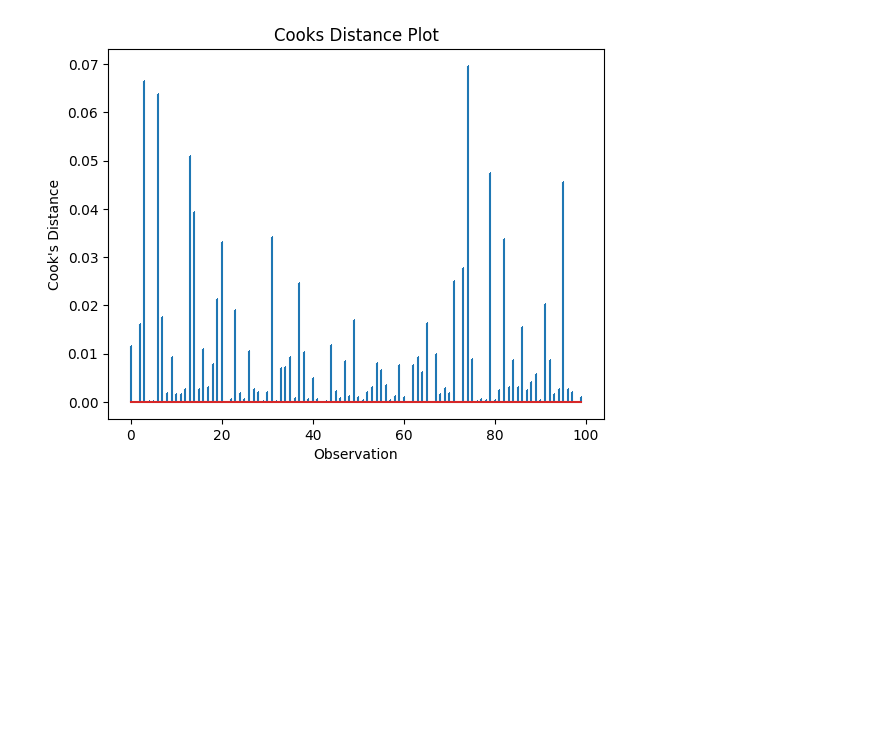
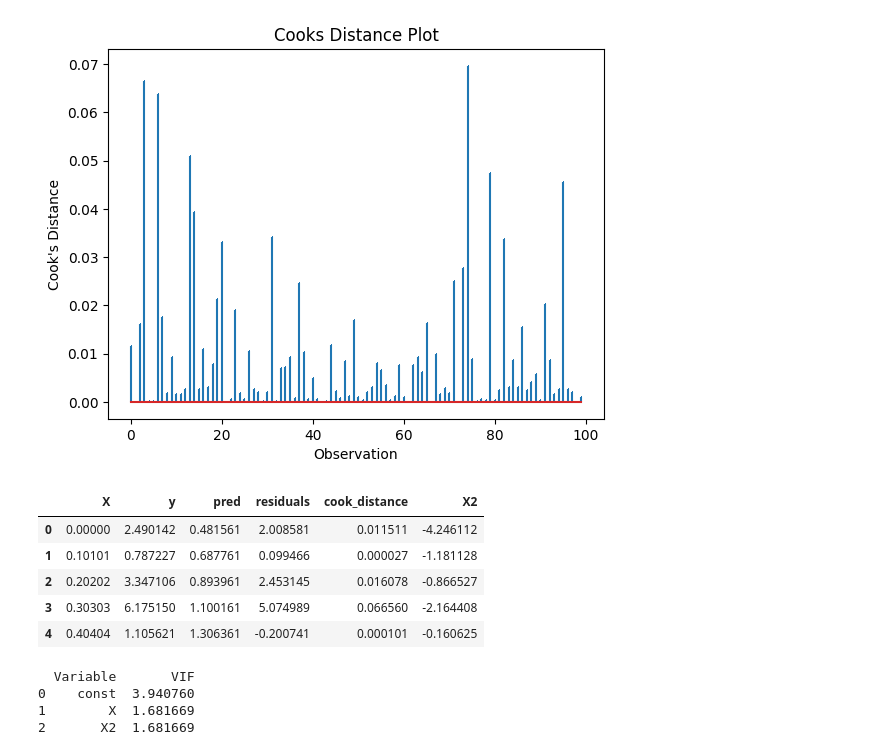
Before and after one commit to avikumart/DA-DS-Questions, a Jupyter notebook: ML_coding/Ml_coding_and_interviewn_practice.ipynb, the cells around one changed output. Drawn from its saved outputs; the diff is of its cells as text; code cells hidden in the pictures; blank space fills up the shorter version.

```diff
--- a/ML_coding/Ml_coding_and_interviewn_practice.ipynb
+++ b/ML_coding/Ml_coding_and_interviewn_practice.ipynb
@@ -921,3 +920,27 @@ plt.title("Cooks Distance Plot")
 plt.show()
 # %% [output]
 [figure]
+# %%
+# multicollinearity - VIF score
+df["X2"] = df["X"]*0.8 + np.random.normal(0,3,100)
+df.head()
+# %% [output]
+|  | X | y | pred | residuals | cook_distance | X2 |
+| 0 | 0.00000 | 2.490142 | 0.481561 | 2.008581 | 0.011511 | -4.246112 |
+| 1 | 0.10101 | 0.787227 | 0.687761 | 0.099466 | 0.000027 | -1.181128 |
+| 2 | 0.20202 | 3.347106 | 0.893961 | 2.453145 | 0.016078 | -0.866527 |
+| 3 | 0.30303 | 6.175150 | 1.100161 | 5.074989 | 0.066560 | -2.164408 |
+| 4 | 0.40404 | 1.105621 | 1.306361 | -0.200741 | 0.000101 | -0.160625 |
+# %%
+from statsmodels.stats.outliers_influence import variance_inflation_factor
+
+X_vif = sm.add_constant(df[["X", "X2"]])
+vif_data = pd.DataFrame()
+vif_data["Variable"] = X_vif.columns
+vif_data["VIF"] = [variance_inflation_factor(X_vif.values, i) for i in range(X_vif.shape[1])]
+print(vif_data)
+# %% [output]
+  Variable       VIF
+0    const  3.940760
+1        X  1.681669
+2       X2  1.681669
```
Also changed, not shown: parts of 4 cells of this notebook.
